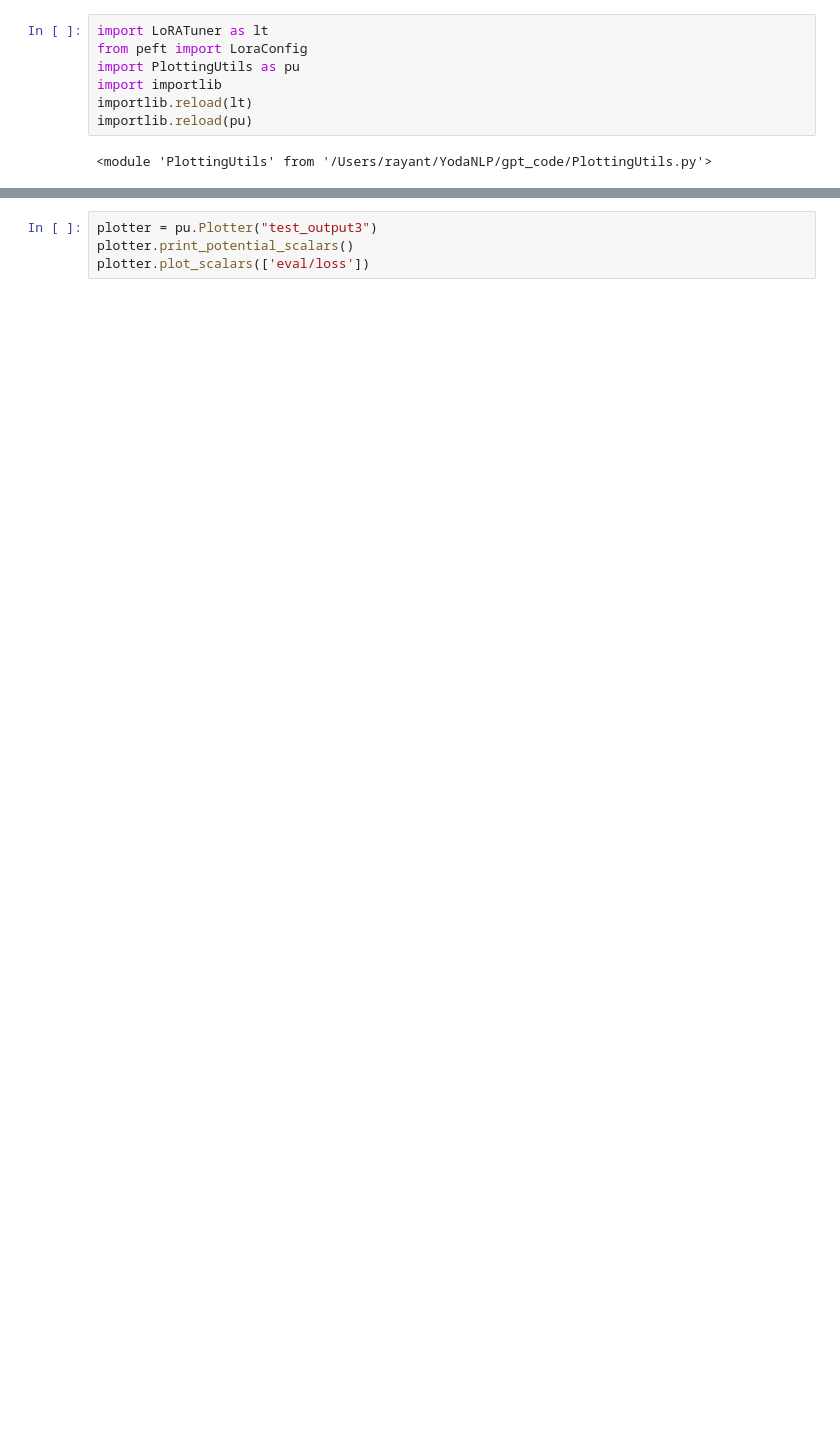
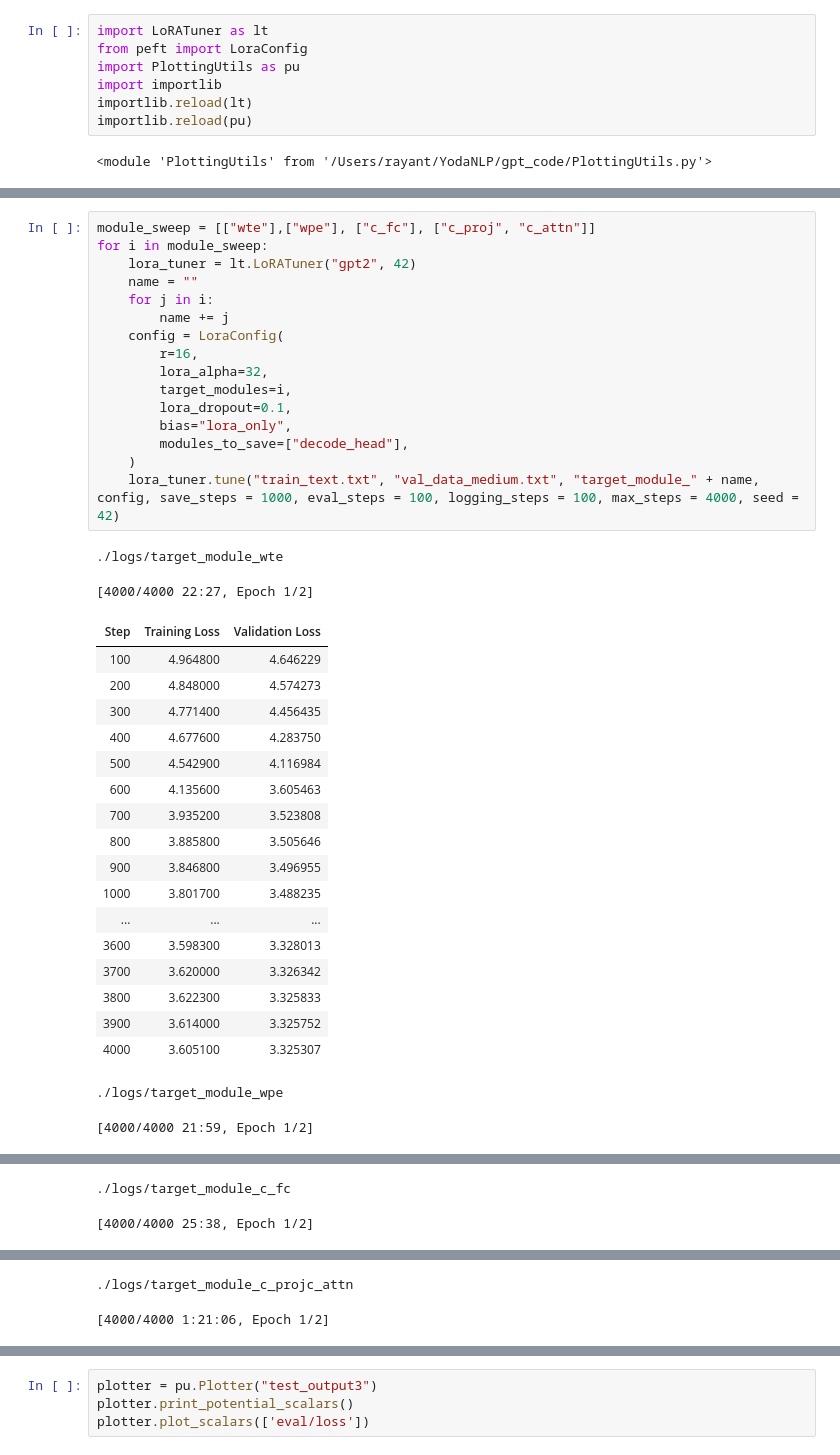
Before and after one commit to webs8328/YodaNLP, a Jupyter notebook: gpt_code/LoRA.ipynb, the cells around one changed output, grey strips where cells are left out. Cells and saved outputs as stored; diff of their text form; blank space fills up the shorter version.

```diff
--- a/gpt_code/LoRA.ipynb
+++ b/gpt_code/LoRA.ipynb
@@ -131,0 +254,38 @@ for i in attention_dim_vals:
+# %%
+module_sweep = [["wte"],["wpe"], ["c_fc"], ["c_proj", "c_attn"]]
+for i in module_sweep:
+    lora_tuner = lt.LoRATuner("gpt2", 42)
+    name = ""
+    for j in i:
+        name += j
+    config = LoraConfig(
+        r=16,
+        lora_alpha=32,
+        target_modules=i,
+        lora_dropout=0.1,
+        bias="lora_only",
+        modules_to_save=["decode_head"],
+    )
+    lora_tuner.tune("train_text.txt", "val_data_medium.txt", "target_module_" + name, config, save_steps = 1000, eval_steps = 100, logging_steps = 100, max_steps = 4000, seed = 42)
+# %% [output]
+./logs/target_module_wte
+[4000/4000 22:27, Epoch 1/2]
+| Step | Training Loss | Validation Loss |
+| 100 | 4.964800 | 4.646229 |
+| 200 | 4.848000 | 4.574273 |
+| 300 | 4.771400 | 4.456435 |
+| 400 | 4.677600 | 4.283750 |
+| 500 | 4.542900 | 4.116984 |
+| 600 | 4.135600 | 3.605463 |
+| 700 | 3.935200 | 3.523808 |
+| 800 | 3.885800 | 3.505646 |
+| 900 | 3.846800 | 3.496955 |
+| 1000 | 3.801700 | 3.488235 |
+| ... | ... | ... |
+| 3600 | 3.598300 | 3.328013 |
+| 3700 | 3.620000 | 3.326342 |
+| 3800 | 3.622300 | 3.325833 |
+| 3900 | 3.614000 | 3.325752 |
+| 4000 | 3.605100 | 3.325307 |
+./logs/target_module_wpe
+[4000/4000 21:59, Epoch 1/2]
@@ -131,0 +309,2 @@ for i in attention_dim_vals:
+./logs/target_module_c_fc
+[4000/4000 25:38, Epoch 1/2]
@@ -131,0 +328,2 @@ for i in attention_dim_vals:
+./logs/target_module_c_projc_attn
+[4000/4000 1:21:06, Epoch 1/2]
```
Also changed, not shown: parts of 18 cells of this notebook, 2 other files.
